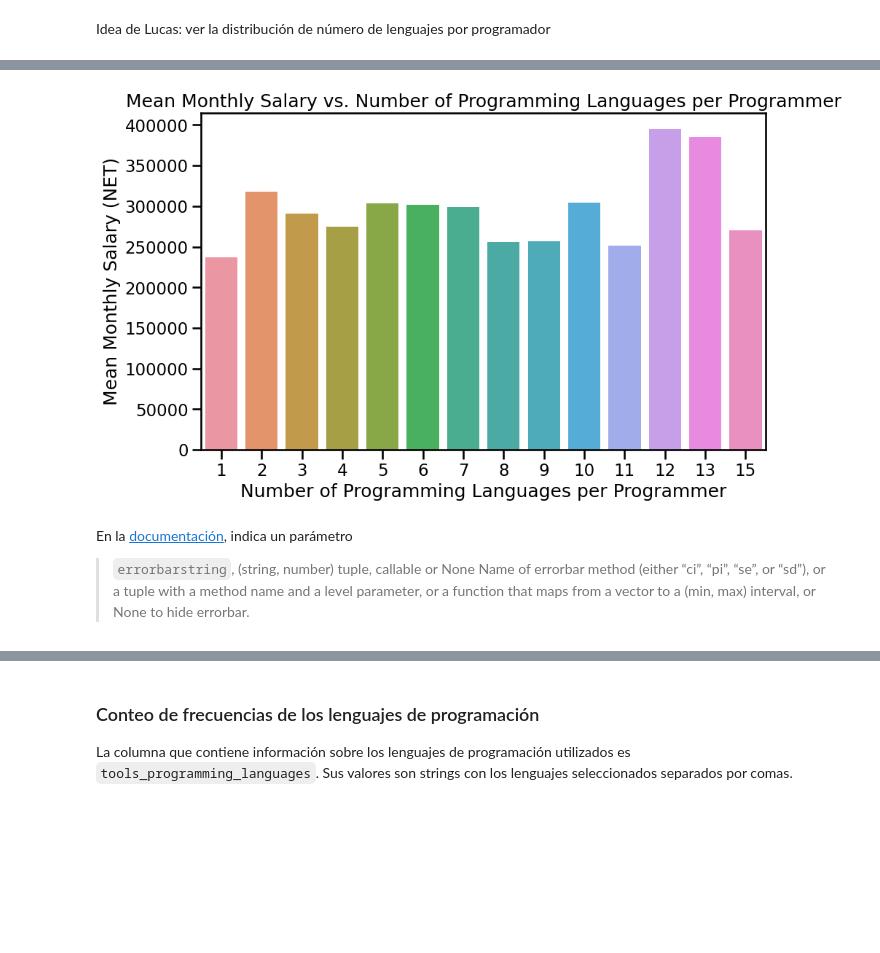
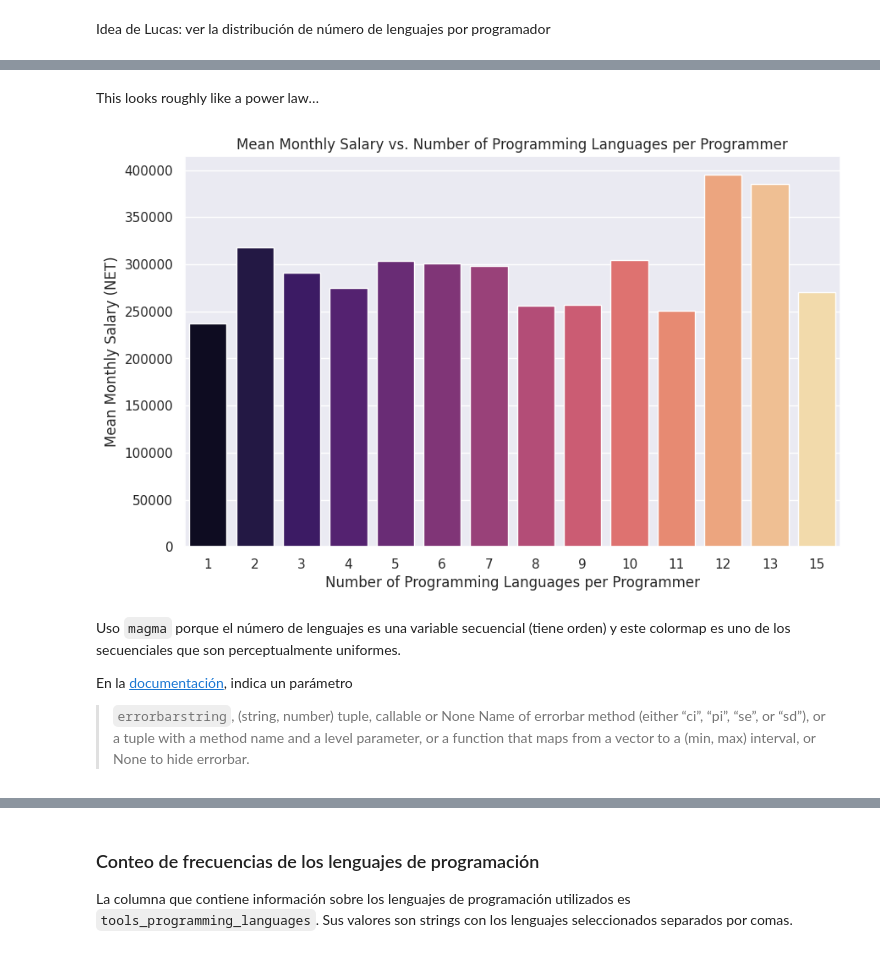
Before and after one commit to JeroFotinos/diplo_datos, a Jupyter notebook: Consignas_Entregable_AyVD - Parte 1.ipynb, the cells around one changed output, grey strips where cells are left out. Saved outputs shown, nothing was run; the diff lists cells and outputs as text; code cells hidden in the pictures; blank space fills up the shorter version.

```diff
--- a/Consignas_Entregable_AyVD - Parte 1.ipynb
+++ b/Consignas_Entregable_AyVD - Parte 1.ipynb
@@ -217,6 +312,9 @@ df_salary_stats
 # %% [markdown]
 ### Ploteo un histograma de frecuencias
 Esto es solamente para tener una visualización de las frecuencias y generar intuición sobre dónde hacer el corte.
+# %%
+# Style
+sns.set_style('darkgrid')
 # %%
 # Create a DataFrame from the language_salary_data_filtered dictionary, with columns for language and count
 df_language_count = pd.DataFrame(
@@ -284,30 +430,34 @@ plt.show()
+# %% [markdown]
+This looks roughly like a power law…
 # %%
 # Compute the number of programming languages per programmer
 df["languages_per_programmer"] = (
     df["tools_programming_languages"]
     .fillna("")
     .str.split(",")
     .apply(lambda x: len([str(lang).strip() for lang in x]))
 )
 
 # Filter out rows with 0 programming languages or more than 15 programming languages per programmer
 df1 = df[(df["languages_per_programmer"] > 0) & (df["languages_per_programmer"] <= 15)]
 
 # Group the data by the number of programming languages per programmer and compute the mean salary for each group
 grouped = (
     df1.groupby("languages_per_programmer")["salary_monthly_NETO"].mean().reset_index()
 )
 
 # Plot a bar chart of the mean salary vs. the number of programming languages per programmer
 plt.figure(figsize=(10, 6))
-sns.barplot(x="languages_per_programmer", y="salary_monthly_NETO", data=grouped)
+sns.barplot(x="languages_per_programmer", y="salary_monthly_NETO", data=grouped, palette='magma')
 plt.xlabel("Number of Programming Languages per Programmer")
 plt.ylabel("Mean Monthly Salary (NET)")
 plt.title("Mean Monthly Salary vs. Number of Programming Languages per Programmer")
 plt.show()
 # %% [output]
-[figure, old version]
+[figure, new version]
 # %% [markdown]
+Uso `magma` porque el número de lenguajes es una variable secuencial (tiene orden) y este colormap es uno de los secuenciales que son perceptualmente uniformes.
+
 En la [documentación](https://seaborn.pydata.org/generated/seaborn.barplot.html), indica un parámetro
 > `errorbarstring`, (string, number) tuple, callable or None
 Name of errorbar method (either “ci”, “pi”, “se”, or “sd”), or a tuple with a method name and a level parameter, or a function that maps from a vector to a (min, max) interval, or None to hide errorbar.
```
Also changed, not shown: parts of 29 cells of this notebook.
